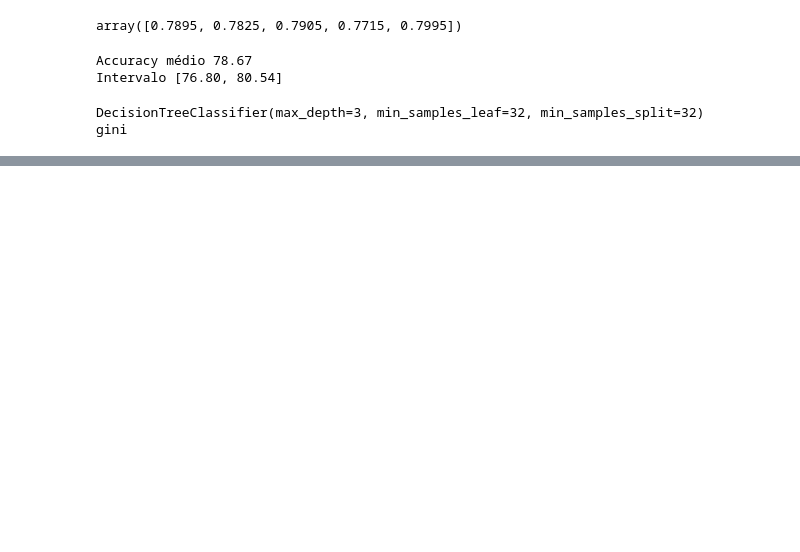
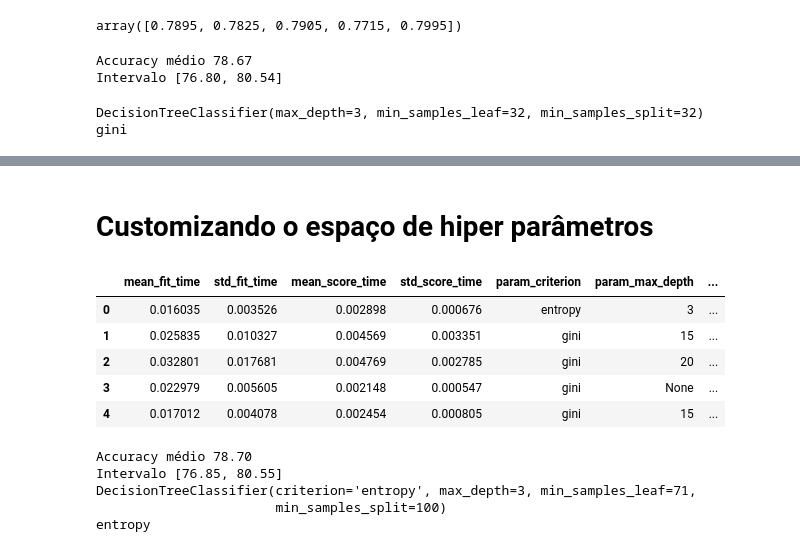
Before and after one commit to kevinpinhoiamin/python-scikit-learn8, a Jupyter notebook: Introdução_a_Machine_Learning_Otimização.ipynb, the cells around one changed output, grey strips where cells are left out. Drawn from its saved outputs; the diff is of its cells as text; code cells hidden in the pictures; blank space fills up the shorter version.

Commit message:
Iniciado o segundo curso de otimização de hiper parâmetros.

```diff
--- a/Introdução_a_Machine_Learning_Otimização.ipynb
+++ b/Introdução_a_Machine_Learning_Otimização.ipynb
@@ -669,0 +730,45 @@ graph
+# %% [markdown]
+# Customizando o espaço de hiper parâmetros
+# %%
+from scipy.stats import randint
+
+SEED=301
+np.random.seed(SEED)
+
+espaco_de_parametros = {
+    'max_depth': [3, 5, 10, 15, 20, 30, None],
+    'min_samples_split': randint(32, 128),
+    'min_samples_leaf': randint(32, 128),
+    'criterion': ['gini', 'entropy']
+}
+
+busca = RandomizedSearchCV(
+    DecisionTreeClassifier(),
+    espaco_de_parametros,
+    n_iter=16,
+    cv=KFold(n_splits=5, shuffle=True),
+    random_state=SEED
+)
+busca.fit(x_azar, y_azar)
+resultados = pd.DataFrame(busca.cv_results_)
+resultados.head()
+# %% [output]
+|  | mean_fit_time | std_fit_time | mean_score_time | std_score_time | param_criterion | param_max_depth | ... |
+| 0 | 0.016035 | 0.003526 | 0.002898 | 0.000676 | entropy | 3 | ... |
+| 1 | 0.025835 | 0.010327 | 0.004569 | 0.003351 | gini | 15 | ... |
+| 2 | 0.032801 | 0.017681 | 0.004769 | 0.002785 | gini | 20 | ... |
+| 3 | 0.022979 | 0.005605 | 0.002148 | 0.000547 | gini | None | ... |
+| 4 | 0.017012 | 0.004078 | 0.002454 | 0.000805 | gini | 15 | ... |
+# %%
+scores = cross_val_score(busca, x_azar, y_azar, cv=KFold(n_splits=5, shuffle=True))
+imprime_scores(scores)
+
+melhor = busca.best_estimator_
+print(melhor)
+print(melhor.criterion)
+# %% [output]
+Accuracy médio 78.70
+Intervalo [76.85, 80.55]
+DecisionTreeClassifier(criterion='entropy', max_depth=3, min_samples_leaf=71,
+                       min_samples_split=100)
+entropy
```
Also changed, not shown: parts of 16 cells of this notebook, 1 other file.
